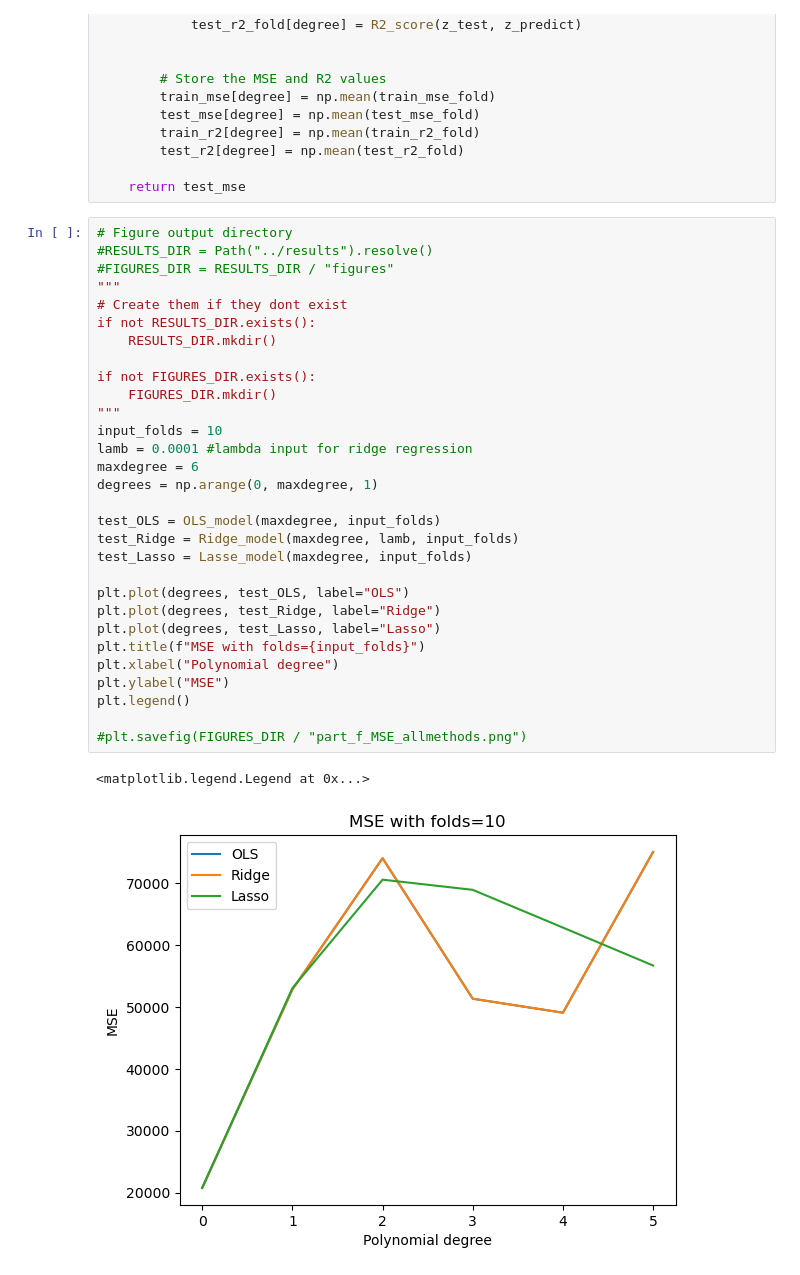
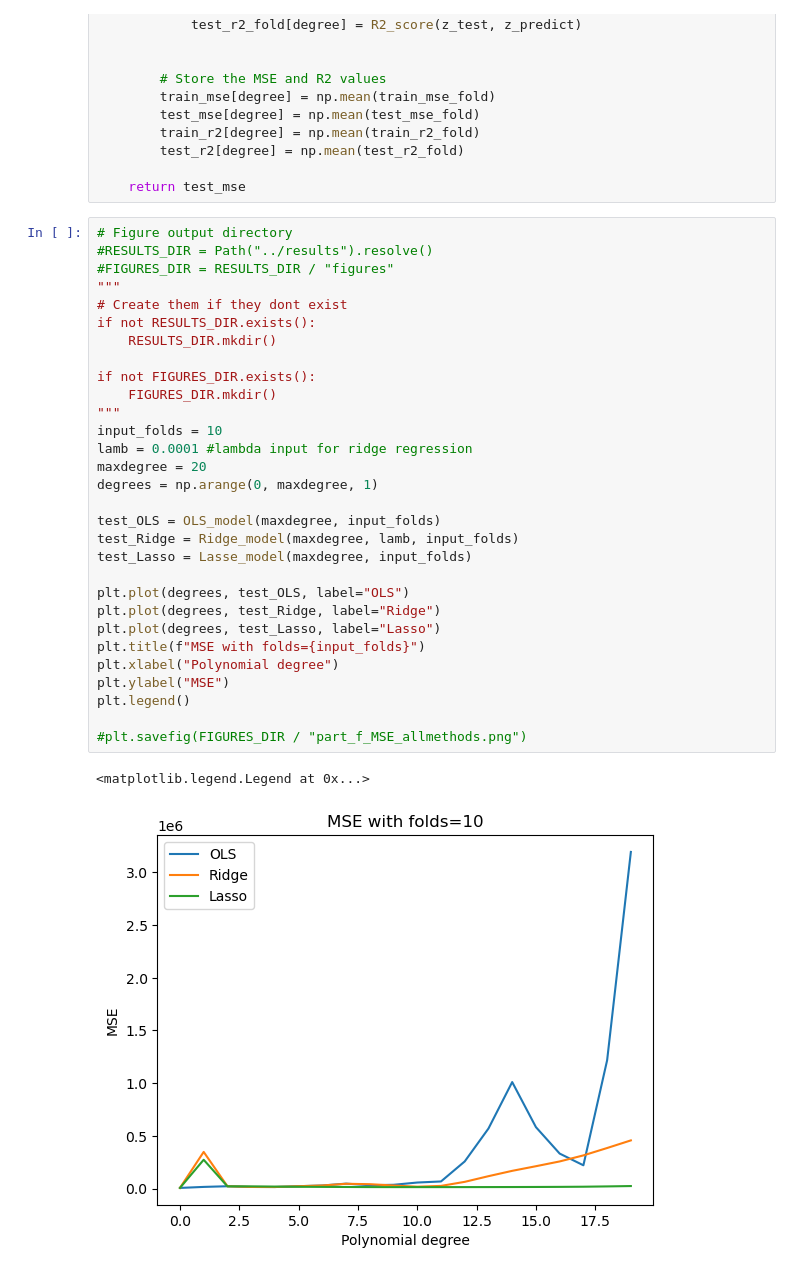
Before and after one commit to LassePladsen/FYS-STK3155-projects, a Jupyter notebook: project1/source_code/part_g_real_data.ipynb, the cells around one changed output. Saved outputs shown, nothing was run; the diff lists cells and outputs as text.

```diff
--- a/project1/source_code/part_g_real_data.ipynb
+++ b/project1/source_code/part_g_real_data.ipynb
@@ -1113,32 +1113,32 @@ def Lasse_model(maxdergee, input_folds):
 # Figure output directory
 #RESULTS_DIR = Path("../results").resolve()
 #FIGURES_DIR = RESULTS_DIR / "figures"
 """
 # Create them if they dont exist
 if not RESULTS_DIR.exists():
     RESULTS_DIR.mkdir()
 
 if not FIGURES_DIR.exists():
     FIGURES_DIR.mkdir()
 """
 input_folds = 10
 lamb = 0.0001 #lambda input for ridge regression
-maxdegree = 6
+maxdegree = 20
 degrees = np.arange(0, maxdegree, 1)
 
 test_OLS = OLS_model(maxdegree, input_folds)
 test_Ridge = Ridge_model(maxdegree, lamb, input_folds)
 test_Lasso = Lasse_model(maxdegree, input_folds)
 
 plt.plot(degrees, test_OLS, label="OLS")
 plt.plot(degrees, test_Ridge, label="Ridge")
 plt.plot(degrees, test_Lasso, label="Lasso")
 plt.title(f"MSE with folds={input_folds}")
 plt.xlabel("Polynomial degree")
 plt.ylabel("MSE")
 plt.legend()
 
 #plt.savefig(FIGURES_DIR / "part_f_MSE_allmethods.png")
 # %% [output]
 <matplotlib.legend.Legend at 0x...>
-[figure, old version]
+[figure, new version]
```
